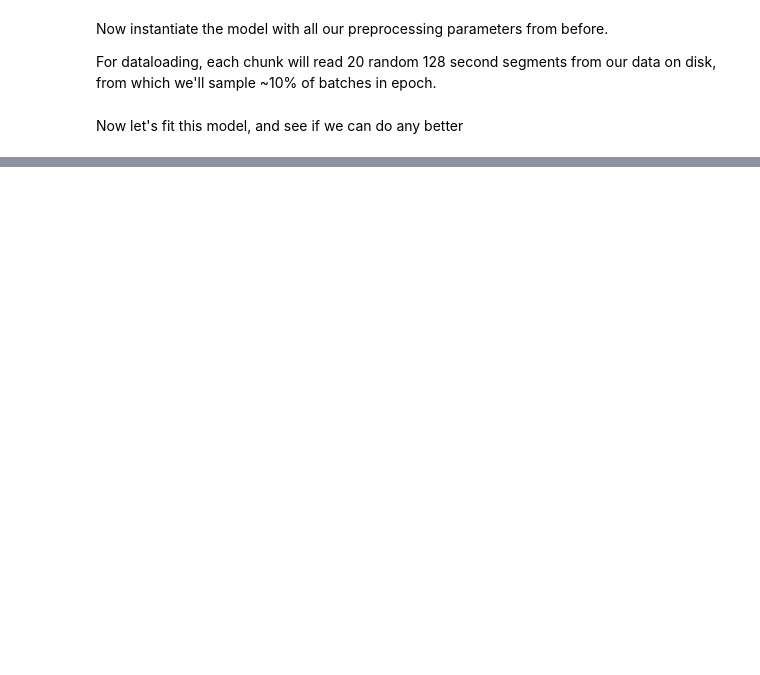
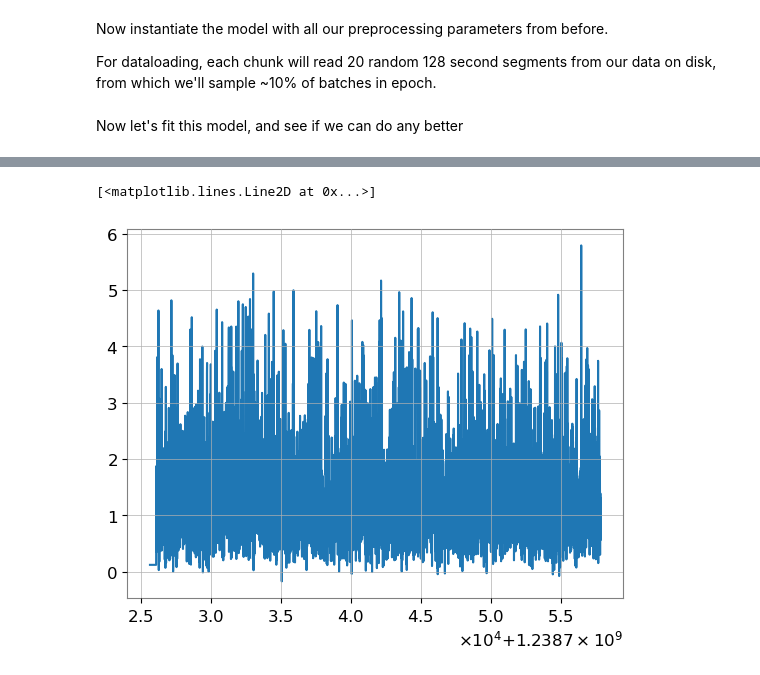
Before and after one commit to alecgunny/adass-2023-ml4gw-demo, a Jupyter notebook: train.ipynb, the cells around one changed output, grey strips where cells are left out. Cells and saved outputs as stored; diff of their text form; code cells hidden in the pictures; blank space fills up the shorter version.

```diff
--- a/train.ipynb
+++ b/train.ipynb
@@ -761,0 +784,5 @@ plt.yscale("log")
+# %%
+plt.plot(bg_events["event_time"], bg_events["det_stat"])
+# %% [output]
+[<matplotlib.lines.Line2D at 0x...>]
+[figure, added]
```
Also changed, not shown: parts of 71 cells of this notebook, 7 other files.
